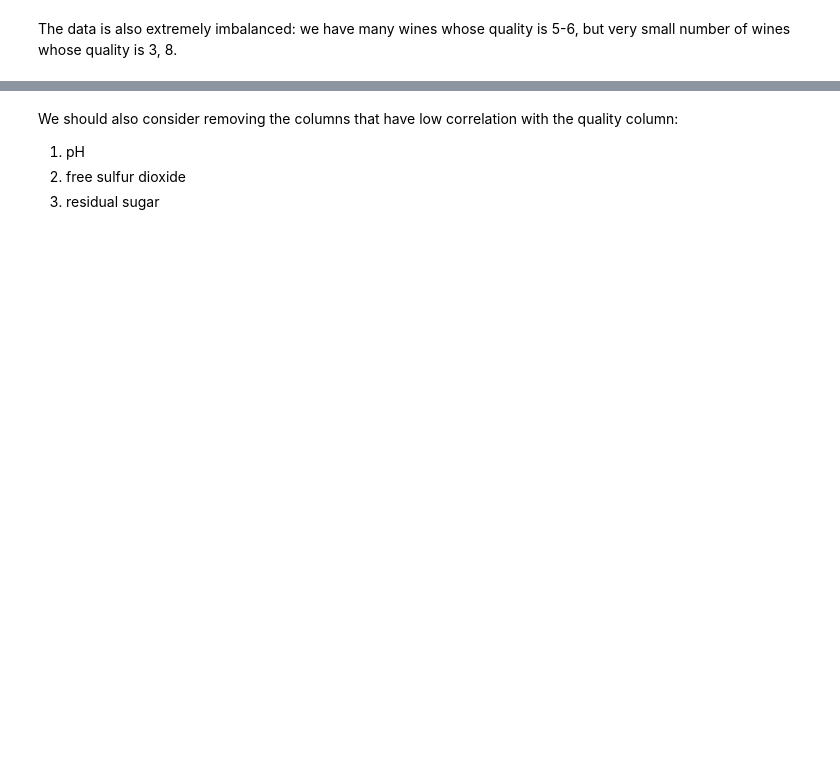
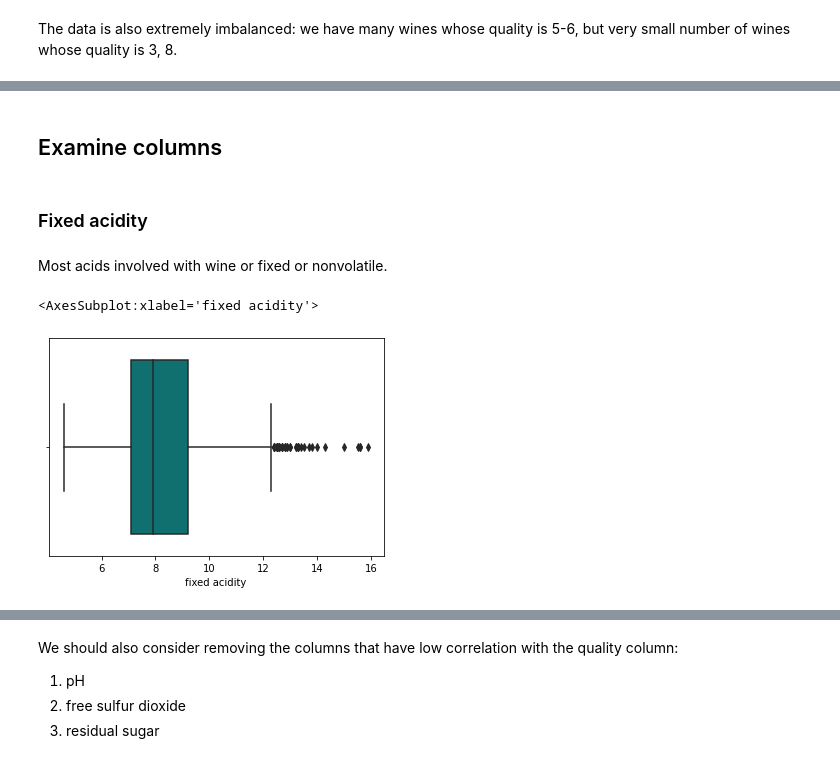
Before and after one commit to belea7/Wine_Quality_Classificiation, a Jupyter notebook: wine-quality-classificiation.ipynb, the cells around one changed output, grey strips where cells are left out. Saved outputs shown, nothing was run; the diff lists cells and outputs as text; code cells hidden in the pictures; blank space fills up the shorter version.

```diff
--- a/wine-quality-classificiation.ipynb
+++ b/wine-quality-classificiation.ipynb
@@ -30,3 +121,11 @@ sns.countplot(x="quality", data=df).set_title("Wine distribution by quality")
-# %%
-sns.set(rc={'figure.figsize':(28,15)})
-df.hist()
+# %% [markdown]
+## Examine columns
+# %% [markdown]
+### Fixed acidity
+# %% [markdown]
+Most acids involved with wine or fixed or nonvolatile.
+# %%
+sns.boxplot(x=df["fixed acidity"], color='teal')
+# %% [output]
+<AxesSubplot:xlabel='fixed acidity'>
+[figure, added]
```
Also changed, not shown: parts of 64 cells of this notebook.
